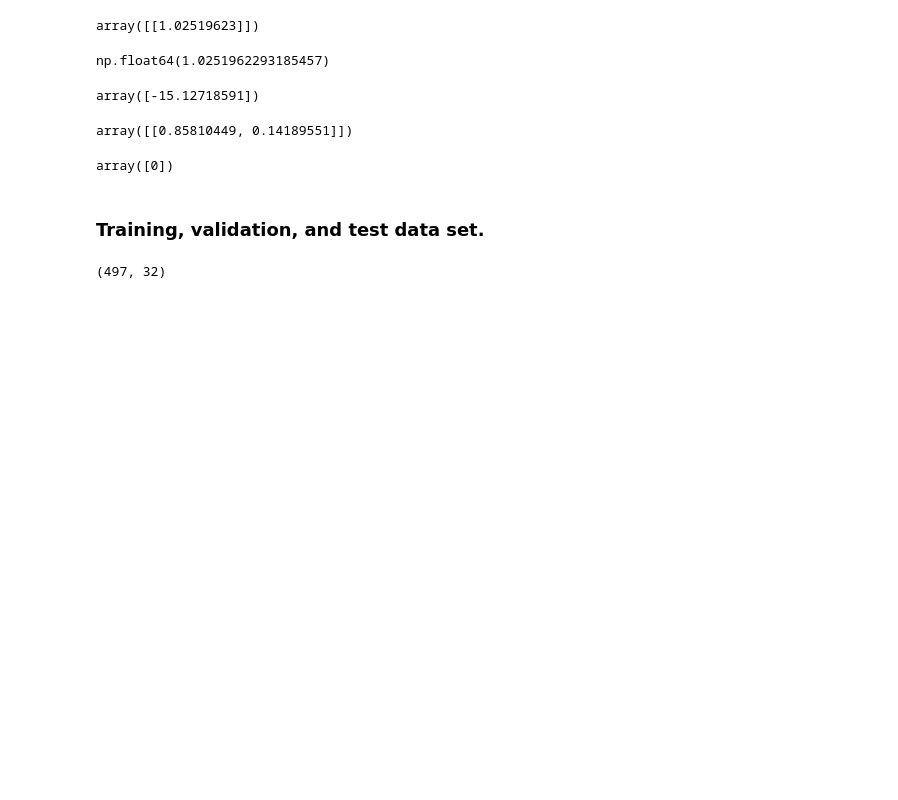
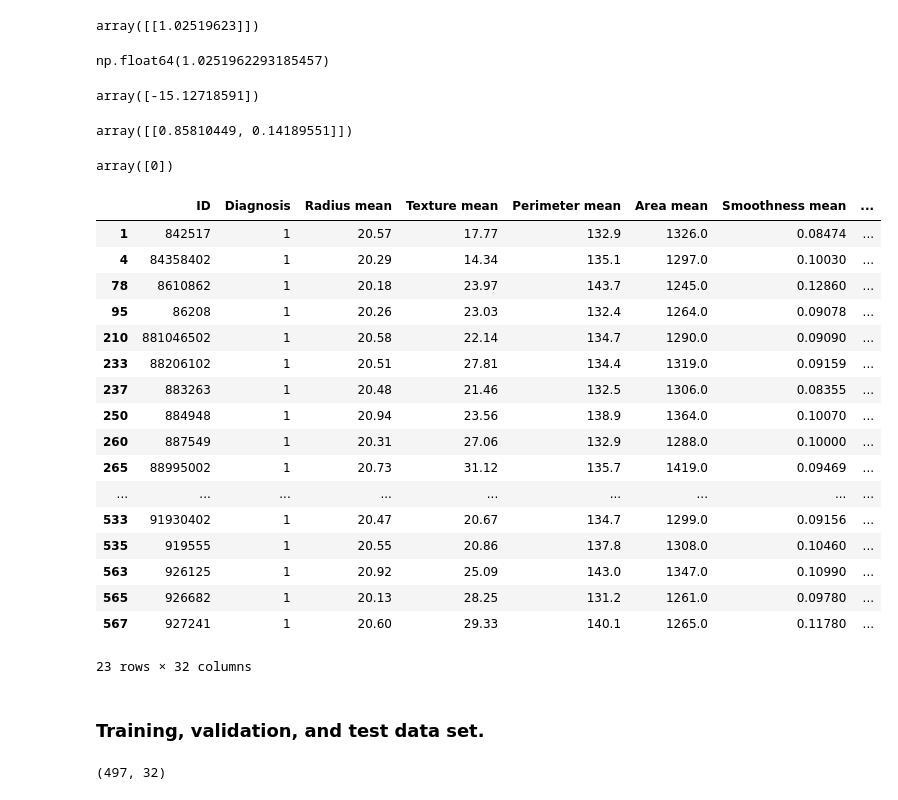
Before and after one commit to clearmindlearn/4510-Fall-2025, a Jupyter notebook: MidtermExam-4510/ExtraCredit-4510.ipynb, the cells around one changed output. Saved outputs shown, nothing was run; the diff lists cells and outputs as text; code cells hidden in the pictures; blank space fills up the shorter version.

```diff
--- a/MidtermExam-4510/ExtraCredit-4510.ipynb
+++ b/MidtermExam-4510/ExtraCredit-4510.ipynb
@@ -508,6 +508,27 @@ pHat = logisticModel.predict([[13]])
 pHat
 # %% [output]
 array([0])
+# %%
+WBCD[(WBCD['Radius mean'] > 20)  & (WBCD['Radius mean'] < 21 ) ]
+# %% [output]
+|  | ID | Diagnosis | Radius mean | Texture mean | Perimeter mean | Area mean | Smoothness mean | ... |
+| 1 | 842517 | 1 | 20.57 | 17.77 | 132.9 | 1326.0 | 0.08474 | ... |
+| 4 | 84358402 | 1 | 20.29 | 14.34 | 135.1 | 1297.0 | 0.10030 | ... |
+| 78 | 8610862 | 1 | 20.18 | 23.97 | 143.7 | 1245.0 | 0.12860 | ... |
+| 95 | 86208 | 1 | 20.26 | 23.03 | 132.4 | 1264.0 | 0.09078 | ... |
+| 210 | 881046502 | 1 | 20.58 | 22.14 | 134.7 | 1290.0 | 0.09090 | ... |
+| 233 | 88206102 | 1 | 20.51 | 27.81 | 134.4 | 1319.0 | 0.09159 | ... |
+| 237 | 883263 | 1 | 20.48 | 21.46 | 132.5 | 1306.0 | 0.08355 | ... |
+| 250 | 884948 | 1 | 20.94 | 23.56 | 138.9 | 1364.0 | 0.10070 | ... |
+| 260 | 887549 | 1 | 20.31 | 27.06 | 132.9 | 1288.0 | 0.10000 | ... |
+| 265 | 88995002 | 1 | 20.73 | 31.12 | 135.7 | 1419.0 | 0.09469 | ... |
+| ... | ... | ... | ... | ... | ... | ... | ... | ... |
+| 533 | 91930402 | 1 | 20.47 | 20.67 | 134.7 | 1299.0 | 0.09156 | ... |
+| 535 | 919555 | 1 | 20.55 | 20.86 | 137.8 | 1308.0 | 0.10460 | ... |
+| 563 | 926125 | 1 | 20.92 | 25.09 | 143.0 | 1347.0 | 0.10990 | ... |
+| 565 | 926682 | 1 | 20.13 | 28.25 | 131.2 | 1261.0 | 0.09780 | ... |
+| 567 | 927241 | 1 | 20.60 | 29.33 | 140.1 | 1265.0 | 0.11780 | ... |
+23 rows × 32 columns
 # %% [markdown]
 ### Training, validation, and test data set.
 # %%
```
Also changed, not shown: 12 other files.
